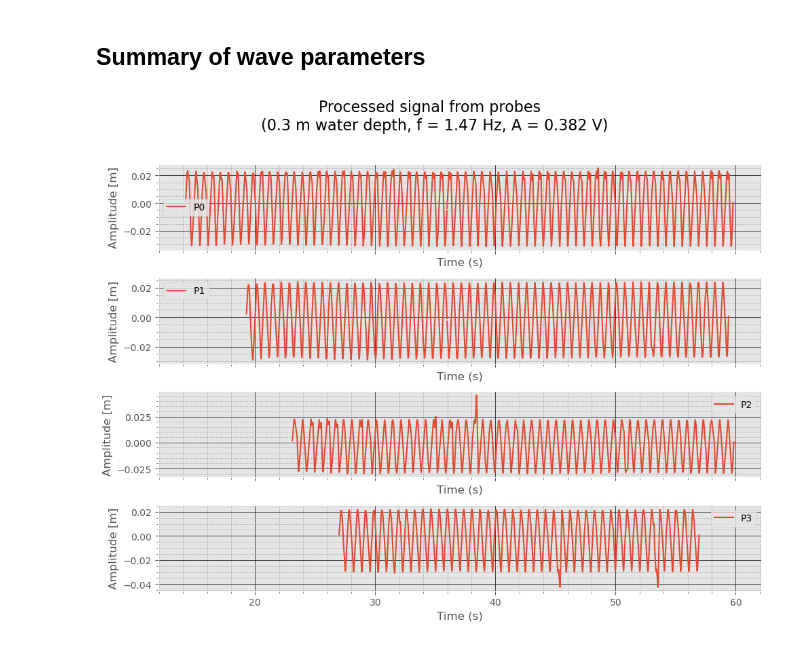
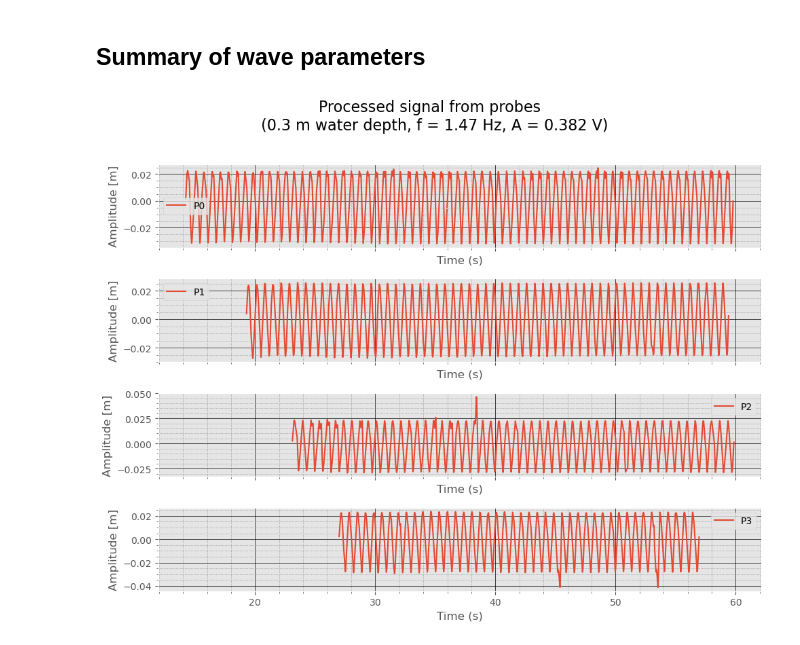
Before and after one commit to kjes4pres/Master_code, a Jupyter notebook: Lab/Results/No_plates/30cm/30cm_f1470_a0382.ipynb, the cells around one changed output. Saved outputs shown, nothing was run; the diff lists cells and outputs as text; code cells hidden in the pictures.

```diff
--- a/Lab/Results/No_plates/30cm/30cm_f1470_a0382.ipynb
+++ b/Lab/Results/No_plates/30cm/30cm_f1470_a0382.ipynb
@@ -323,29 +320,29 @@ with open(output_path, 'w') as f:
 # %%
 # Writing processed data to file
 output_path = "/Users/kjesta/Desktop/Master prosjekt/Master_code/Lab/Results/Processed_files"
 
-r1_valid.to_csv(os.path.join(output_path, f'{filename}_r1_processed.csv'), index=False)
-r2_valid.to_csv(os.path.join(output_path, f'{filename}_r2_processed.csv'), index=False)
-r3_valid.to_csv(os.path.join(output_path, f'{filename}_r3_processed.csv'), index=False)
+run1.to_csv(os.path.join(output_path, f'{filename}_r1_processed.csv'), index=False)
+run2.to_csv(os.path.join(output_path, f'{filename}_r2_processed.csv'), index=False)
+run3.to_csv(os.path.join(output_path, f'{filename}_r3_processed.csv'), index=False)
 
 test = pd.read_csv(os.path.join(output_path, f'{filename}_r1_processed.csv'))
 
 fig, ax = plt.subplots(4, 1, figsize=(10, 8), sharex=True)
 
 ax[0].plot(test['time'], test['P_0'], label='P0')
 ax[1].plot(test['time'], test['P_1'], label='P1')
 ax[2].plot(test['time'], test['P_2'], label='P2')
 ax[3].plot(test['time'], test['P_3'], label='P3')
 
 for axs in ax:
     axs.grid(which='major', linestyle='-', linewidth='0.5', color='black')
     axs.grid(which='minor', linestyle=':', linewidth='0.5', color='gray')
     axs.legend()
     axs.set_xlabel('Time (s)')
     axs.set_ylabel('Amplitude [m]')
     axs.minorticks_on()
 
 fig.suptitle(f'Processed signal from probes \n ({depth} m water depth, f = {freq} Hz, A = {amp} V)', fontsize=16)
 plt.tight_layout(rect=[0, 0, 1, 0.96])
 # %% [output]
-[figure, old version]
+[figure, new version]
```
Also changed, not shown: parts of 1 cell of this notebook, 52 other files.
